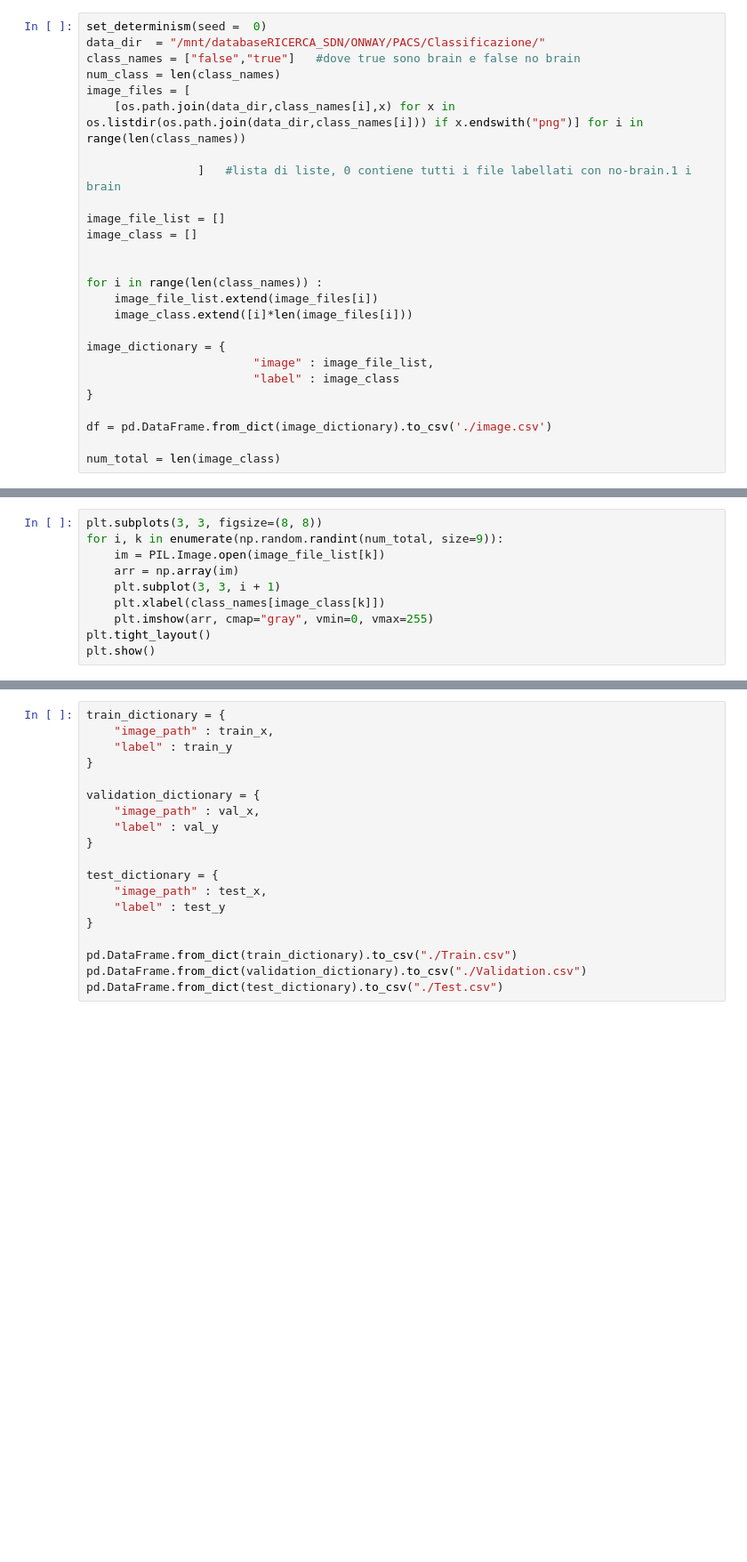
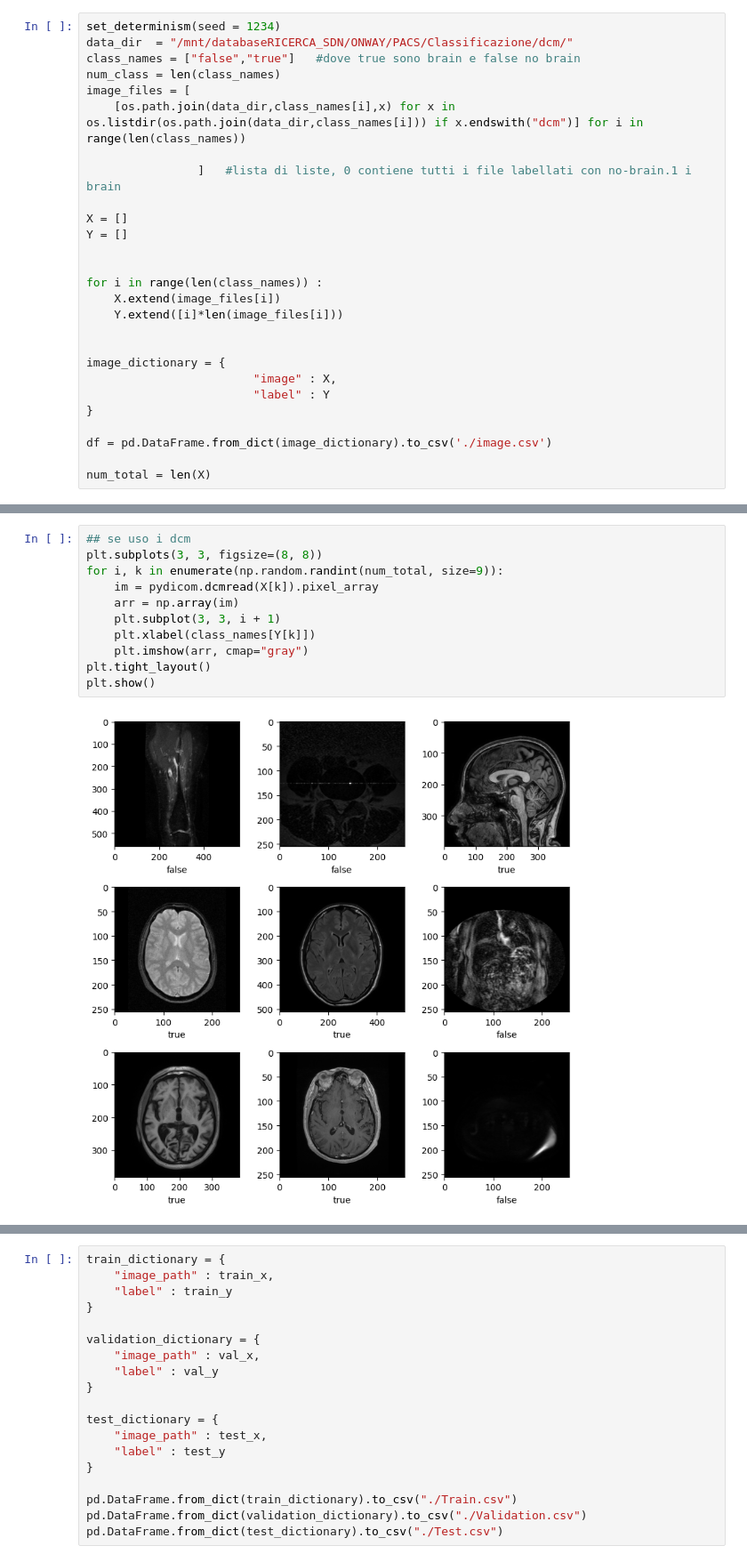
Before and after one commit to marver17/Brain-Classification, a Jupyter notebook: Network_train.ipynb, the cells around one changed output, grey strips where cells are left out. Shown at 89% size. Saved outputs shown, nothing was run; the diff lists cells and outputs as text; blank space fills up the shorter version.

```diff
--- a/Network_train.ipynb
+++ b/Network_train.ipynb
@@ -16,26 +23,27 @@ from monai.networks.nets import DenseNet121
 # %%
-set_determinism(seed =  0)
-data_dir  = "/mnt/databaseRICERCA_SDN/ONWAY/PACS/Classificazione/"
+set_determinism(seed = 1234)
+data_dir  = "/mnt/databaseRICERCA_SDN/ONWAY/PACS/Classificazione/dcm/"
 class_names = ["false","true"]   #dove true sono brain e false no brain
 num_class = len(class_names)
 image_files = [
-    [os.path.join(data_dir,class_names[i],x) for x in os.listdir(os.path.join(data_dir,class_names[i])) if x.endswith("png")] for i in range(len(class_names))
+    [os.path.join(data_dir,class_names[i],x) for x in os.listdir(os.path.join(data_dir,class_names[i])) if x.endswith("dcm")] for i in range(len(class_names))
 
                 ]   #lista di liste, 0 contiene tutti i file labellati con no-brain.1 i brain
 
-image_file_list = []
-image_class = []
+X = []
+Y = []
 
 
 for i in range(len(class_names)) :
-    image_file_list.extend(image_files[i])
-    image_class.extend([i]*len(image_files[i]))
+    X.extend(image_files[i])
+    Y.extend([i]*len(image_files[i]))
+
 
 image_dictionary = {
-                        "image" : image_file_list,
-                        "label" : image_class
+                        "image" : X,
+                        "label" : Y
 }
 
 df = pd.DataFrame.from_dict(image_dictionary).to_csv('./image.csv')
 
-num_total = len(image_class)
+num_total = len(X)
@@ -44,10 +49,0 @@ NameError: name 'set_determinism' is not defined
-# %%
-plt.subplots(3, 3, figsize=(8, 8))
-for i, k in enumerate(np.random.randint(num_total, size=9)):
-    im = PIL.Image.open(image_file_list[k])
-    arr = np.array(im)
-    plt.subplot(3, 3, i + 1)
-    plt.xlabel(class_names[image_class[k]])
-    plt.imshow(arr, cmap="gray", vmin=0, vmax=255)
-plt.tight_layout()
-plt.show()
@@ -81,0 +50,13 @@ Training count : 1441 , Validation count : 411 ,  Test count : 205
+# %%
+## se uso i dcm
+plt.subplots(3, 3, figsize=(8, 8))
+for i, k in enumerate(np.random.randint(num_total, size=9)):
+    im = pydicom.dcmread(X[k]).pixel_array
+    arr = np.array(im)
+    plt.subplot(3, 3, i + 1)
+    plt.xlabel(class_names[Y[k]])
+    plt.imshow(arr, cmap="gray")
+plt.tight_layout()
+plt.show()
+# %% [output]
+[figure, added]
```
Also changed, not shown: parts of 16 cells of this notebook, 2 other files.
